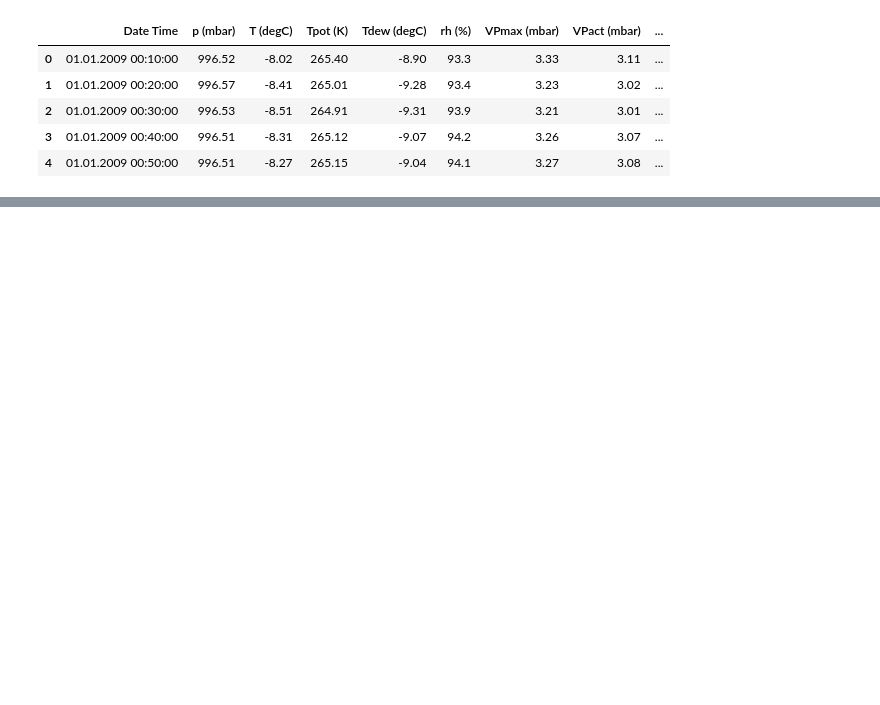
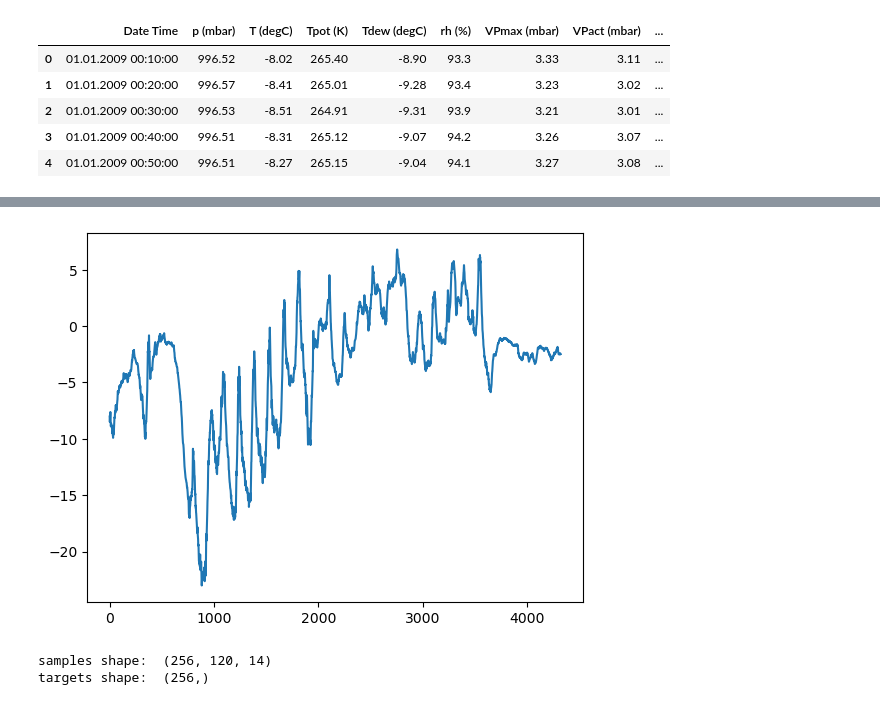
Before and after one commit to Miguel9Angel/TensorFlow-Projects, a Jupyter notebook: Level 1 Fundamentals/notebooks/Jena Climate.ipynb, the cells around one changed output, grey strips where cells are left out. Drawn from its saved outputs; the diff is of its cells as text; code cells hidden in the pictures; blank space fills up the shorter version.

```diff
--- a/Level 1 Fundamentals/notebooks/Jena Climate.ipynb
+++ b/Level 1 Fundamentals/notebooks/Jena Climate.ipynb
@@ -28,0 +58,6 @@ data.head(5)
+# %%
+#Temperature over the firts 30 days
+plt.plot(range(4320), temperature[:4320])
+plt.show()
+# %% [output]
+[figure, added]
@@ -28,0 +117,8 @@ data.head(5)
+# %%
+for samples, targets in train_dataset:
+    print('samples shape: ', samples.shape)
+    print('targets shape: ', targets.shape)
+    break
+# %% [output]
+samples shape:  (256, 120, 14)
+targets shape:  (256,)
```
Also changed, not shown: parts of 6 cells of this notebook, 2 other files.
